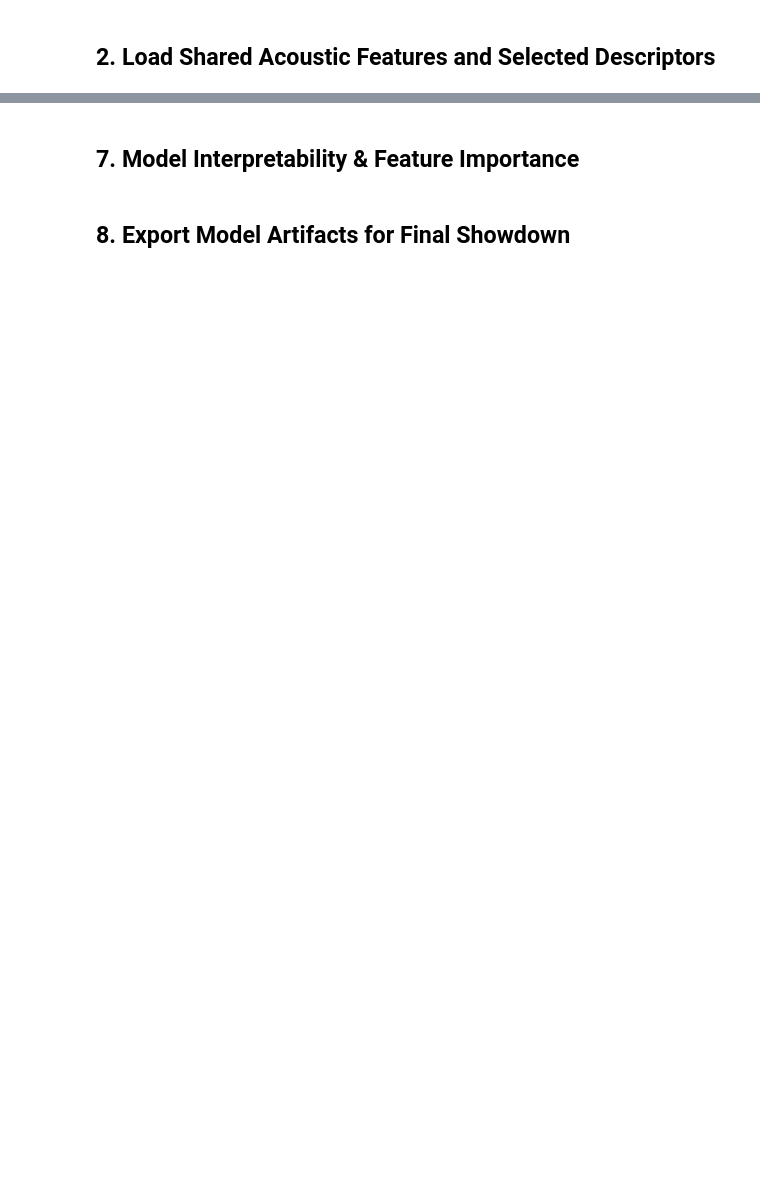
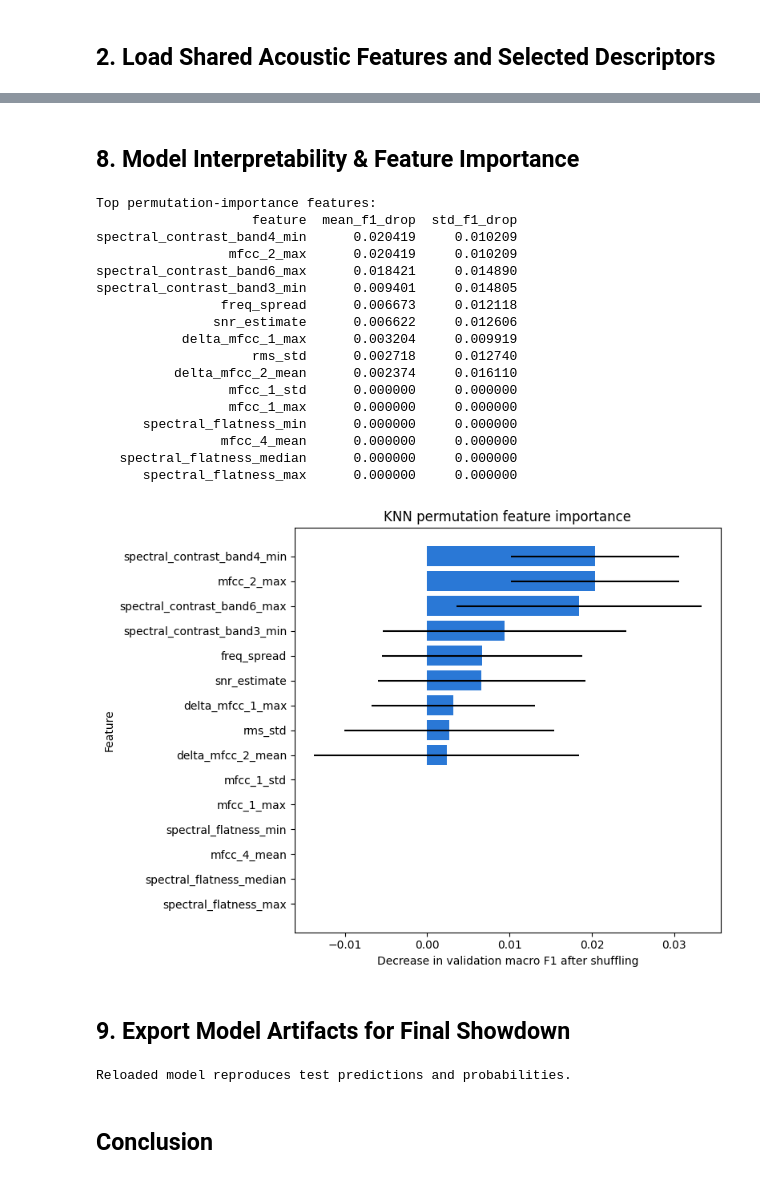
Before and after one commit to TheVantaDev/ML_CP, a Jupyter notebook: 01_person1_lr_and_knn/knn.ipynb, the cells around one changed output, grey strips where cells are left out. Saved outputs shown, nothing was run; the diff lists cells and outputs as text; code cells hidden in the pictures; blank space fills up the shorter version.

```diff
--- a/01_person1_lr_and_knn/knn.ipynb
+++ b/01_person1_lr_and_knn/knn.ipynb
@@ -198,2 +566,2 @@ if y_prob is not None:
 # %% [markdown]
-## 7. Model Interpretability & Feature Importance
+## 8. Model Interpretability & Feature Importance
@@ -213,2 +568,37 @@ plt.show()
+# %%
+# 8.5 Permutation importance on validation data, not the locked test set
+permutation = permutation_importance(best_knn, X_val_raw, y_val, scoring="f1_macro", n_repeats=10, random_state=RANDOM_SEED, n_jobs=-1)
+importance = pd.DataFrame({"feature": feature_cols, "mean_f1_drop": permutation.importances_mean, "std_f1_drop": permutation.importances_std}).sort_values("mean_f1_drop", ascending=False)
+print("Top permutation-importance features:")
+print(importance.head(15).to_string(index=False))
+top = importance.head(15).iloc[::-1]
+plt.figure(figsize=(8, 6))
+plt.barh(top["feature"], top["mean_f1_drop"], xerr=top["std_f1_drop"], color="#2a78d6")
+plt.xlabel("Decrease in validation macro F1 after shuffling")
+plt.ylabel("Feature")
+plt.title("KNN permutation feature importance")
+plt.tight_layout()
+plt.savefig("plots/permutation_importance_knn.png", dpi=200, bbox_inches="tight")
+plt.show()
+plt.close()
+# %% [output]
+Top permutation-importance features:
+                    feature  mean_f1_drop  std_f1_drop
+spectral_contrast_band4_min      0.020419     0.010209
+                 mfcc_2_max      0.020419     0.010209
+spectral_contrast_band6_max      0.018421     0.014890
+spectral_contrast_band3_min      0.009401     0.014805
+                freq_spread      0.006673     0.012118
+               snr_estimate      0.006622     0.012606
+           delta_mfcc_1_max      0.003204     0.009919
+                    rms_std      0.002718     0.012740
+          delta_mfcc_2_mean      0.002374     0.016110
+                 mfcc_1_std      0.000000     0.000000
+                 mfcc_1_max      0.000000     0.000000
+      spectral_flatness_min      0.000000     0.000000
+                mfcc_4_mean      0.000000     0.000000
+   spectral_flatness_median      0.000000     0.000000
+      spectral_flatness_max      0.000000     0.000000
+[figure, added]
 # %% [markdown]
-## 8. Export Model Artifacts for Final Showdown
+## 9. Export Model Artifacts for Final Showdown
@@ -236,0 +625,16 @@ print(f"Saved model artifacts for {ALGO_NAME} in models/!")
+# %%
+#Reload verification
+saved_model = joblib.load("models/model_knn.joblib")
+saved_scaler = joblib.load("models/scaler_knn.joblib")
+saved_encoder = joblib.load("models/label_encoder_knn.joblib")
+saved_pred = saved_model.predict(X_test_raw)
+saved_prob = saved_model.predict_proba(X_test_raw)
+assert list(saved_encoder.classes_) == classes
+assert np.array_equal(saved_pred, test_pred)
+assert np.allclose(saved_prob, test_prob)
+assert saved_scaler is not None
+print("Reloaded model reproduces test predictions and probabilities.")
+# %% [output]
+Reloaded model reproduces test predictions and probabilities.
+# %% [markdown]
+## Conclusion
```
Also changed, not shown: parts of 27 cells of this notebook, 34 other files.
